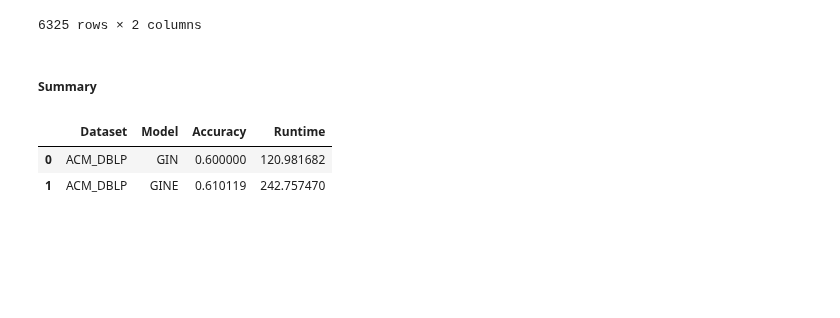
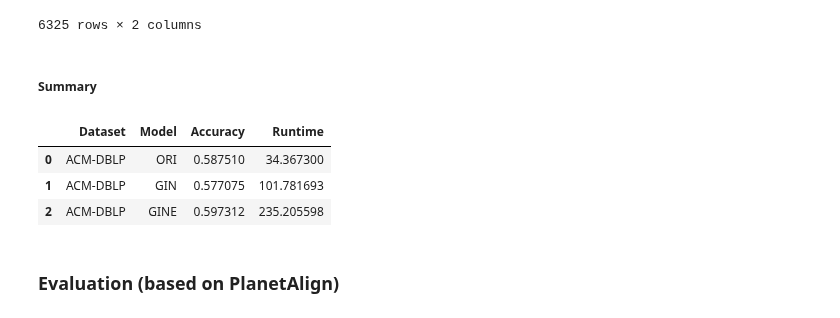
Before and after one commit to win7/T-GAE_PyG, a Jupyter notebook: r3_subgraphMatching_PyG.ipynb, the cells around one changed output. Drawn from its saved outputs; the diff is of its cells as text; code cells hidden in the pictures; blank space fills up the shorter version.

```diff
--- a/r3_subgraphMatching_PyG.ipynb
+++ b/r3_subgraphMatching_PyG.ipynb
@@ -414,7 +161,7 @@ def NormalizeNodeEdge(data1, data2):
 transform = T.Compose([
 	# T.NormalizeFeatures(),
 	T.ToUndirected(reduce="mean"),
-	T.AddSelfLoops(attr="edge_attr", fill_value="mean"),
+	# T.AddSelfLoops(attr="edge_attr", fill_value="mean"),
 	# T.AddLaplacianEigenvectorPE(k=3, attr_name=None, is_undirected=True),
 	# T.AddRandomWalkPE(walk_length=8, attr_name=None),
 	T.ToDevice(device)
@@ -792,6 +461,8 @@ def fit_TGAE_subgraph(model, encoder, exp, group_id, subgroups_id, train_loader,
 				# z = F.normalize(z, dim=1)
 			elif encoder == "GINE":
 				z = model(data.x, data.edge_index, data.edge_attr)
+			elif encoder == "ORI":
+				z = model(data.x, data.edge_index, data.edge_weight)
 
 			# Positive edges
 			pos_edge_index = data.edge_index
@@ -880,6 +551,8 @@ def fit_TGAE_subgraph(model, encoder, exp, group_id, subgroups_id, train_loader,
 				z = model(data.x, data.edge_index)
 			elif encoder == "GINE":
 				z = model(data.x, data.edge_index, data.edge_attr)
+			elif encoder == "ORI":
+				z = model(data.x, data.edge_index, data.edge_weight)
 
 			df_node_embeddings = pd.DataFrame(z.cpu().numpy())
 			df_node_embeddings["subgroup_id"] = [subgroup_id] * len(df_node_embeddings)
@@ -926,7 +603,7 @@ for encoder in encoders:
 		torch.backends.cudnn.benchmark = False
 
 		group_id = groups_id[i]
-		subgroups_id_ = subgroups_id[group_id]
+		subgroup_id = subgroups_id[group_id]
 
 		train_set = list_train_set[i]
 
@@ -945,6 +622,11 @@ for encoder in encoders:
 						input_dim,
 						HIDDEN_DIM,
 						output_feature_size, edge_dim).to(device)
+		elif encoder == "ORI":
+			model = TGAE_Original(NUM_HIDDEN_LAYERS,
+						input_dim,
+						HIDDEN_DIM,
+						output_feature_size).to(device)
 
 		print("Fitting model")
 		print(encoder, dataset, train_set, lr, epochs, input_dim, output_feature_size, no_samples)
@@ -952,10 +634,11 @@ for encoder in encoders:
 		# Calculate elapsed time
 		start_time = time.perf_counter()
 
-		fit_TGAE_subgraph(model, encoder, dataset, group_id, subgroups_id_, train_loader, train_set, no_samples, epochs, lr)
+		fit_TGAE_subgraph(model, encoder, dataset, group_id, subgroup_id, train_loader, train_set, no_samples, epochs, lr)
 
 		end_time = time.perf_counter()
 		execution_time = end_time - start_time
+
 		list_runtime.append(execution_time)
 # %% [output]
 Fitting model
@@ -1239,11 +657,0 @@ for encoder in encoders:
-# %%
-list_node_embeddings = []
-for encoder in encoders:
-	for group_id in groups_id:
-		df_node_embeddings_concat = pd.read_csv(f"experiments/output/{exp}/node_embeddings/{encoder}_{group_id}.csv", dtype={"subgroup_id": "string"})
-		# Id, 0, 1,	2, ..., subgroup_id
-
-		subgroups_id_ = subgroups_id[group_id]
-		for subgroup_id in subgroups_id_:
-			df_node_embeddings = df_node_embeddings_concat[df_node_embeddings_concat["subgroup_id"] == subgroup_id]
-			list_node_embeddings.append(df_node_embeddings)
@@ -1388,14 +805,17 @@ for encoder in encoders:
 ##### Summary
 # %%
 dict_summary = {
-    "Dataset": [raw_data_file] * 2,
-    "Model": list_encoder,
-    "Accuracy": list_accuracy,
-    "Runtime": list_runtime
+	"Dataset": [raw_data_file] * len(encoders),
+	"Model": list_encoder,
+	"Accuracy": list_accuracy,
+	"Runtime": list_runtime
 }
 df_summary = pd.DataFrame(dict_summary)
 df_summary
 # %% [output]
 |  | Dataset | Model | Accuracy | Runtime |
-| 0 | ACM_DBLP | GIN | 0.600000 | 120.981682 |
-| 1 | ACM_DBLP | GINE | 0.610119 | 242.757470 |
+| 0 | ACM-DBLP | ORI | 0.587510 | 34.367300 |
+| 1 | ACM-DBLP | GIN | 0.577075 | 101.781693 |
+| 2 | ACM-DBLP | GINE | 0.597312 | 235.205598 |
+# %% [markdown]
+### Evaluation (based on PlanetAlign)
```
Also changed, not shown: parts of 34 cells of this notebook, 8 other files.
